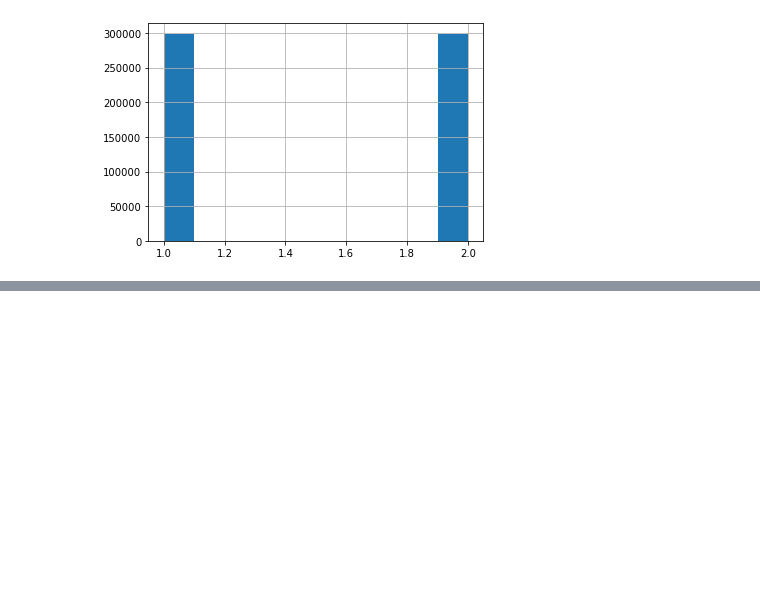
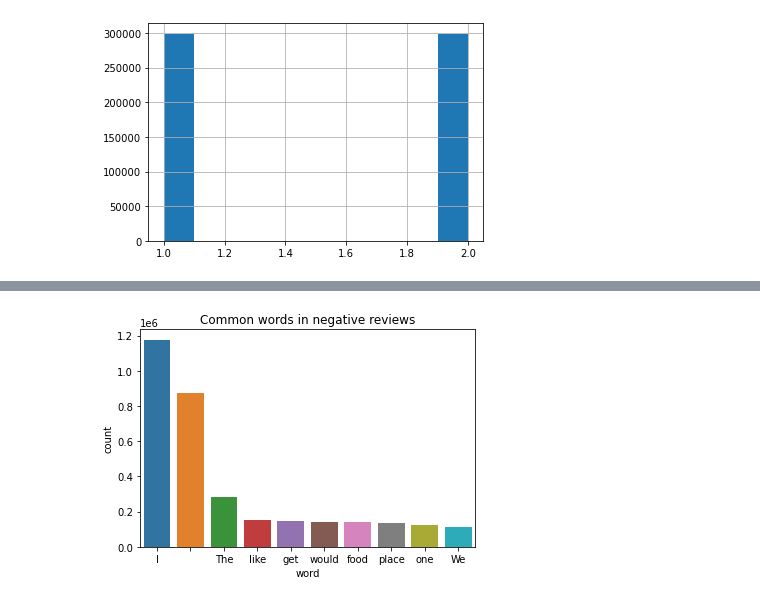
Before and after one commit to billbai0102/DeepLearning, a Jupyter notebook: Yelp Reviews (Sentiment)/preprocess.ipynb, the cells around one changed output, grey strips where cells are left out. Drawn from its saved outputs; the diff is of its cells as text; code cells hidden in the pictures; blank space fills up the shorter version.

```diff
--- a/Yelp Reviews (Sentiment)/preprocess.ipynb
+++ b/Yelp Reviews (Sentiment)/preprocess.ipynb
@@ -59,0 +65,11 @@ KeyError: 1
+# %%
+bad_words = neg_df['review'].str.split(' ', expand=True).stack().value_counts().to_frame().reset_index()
+good_words = pos_df['review'].str.split(' ', expand=True).stack().value_counts().to_frame().reset_index()
+
+bad_words.columns = ['word', 'count']
+good_words.columns = ['word', 'count']
+# %%
+from nltk.corpus import stopwords
+stop = stopwords.words('english')
+
+bad_words
@@ -59,0 +106,4 @@ KeyError: 1
+# %%
+ax = sns.barplot(x='word', y='count', data=bad_words.loc[~bad_words['word'].isin(stop)][:10]).set_title('Common words in negative reviews')
+# %% [output]
+[figure, added]
```
Also changed, not shown: parts of 7 cells of this notebook.
